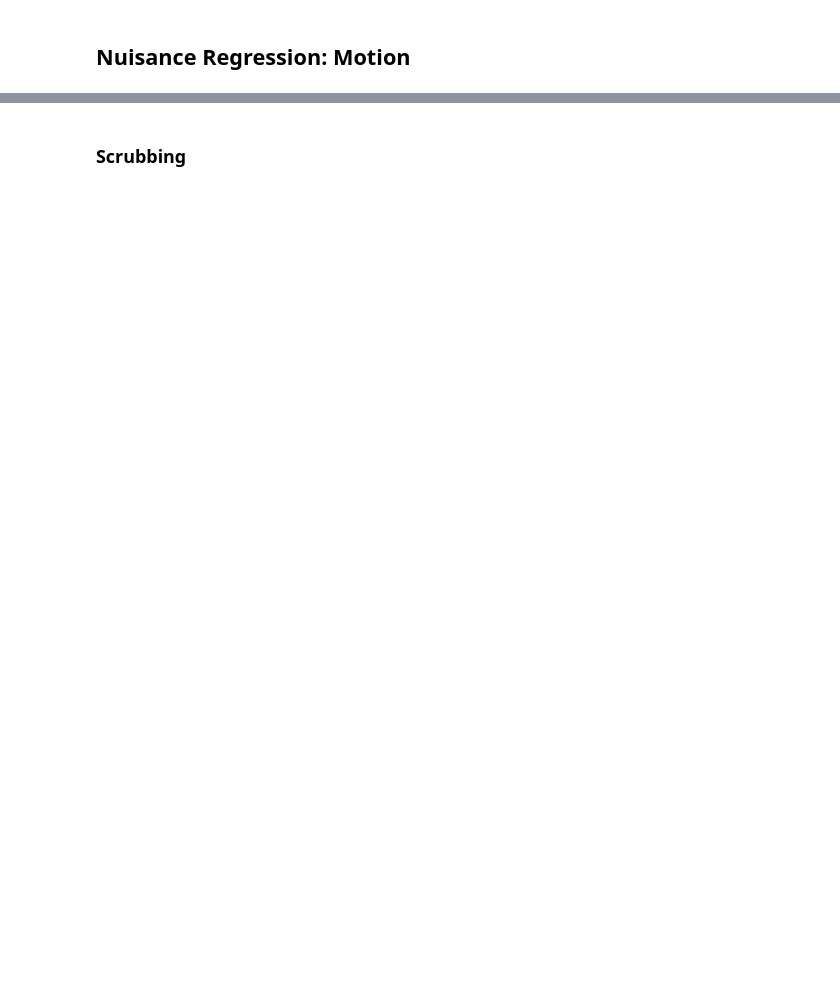
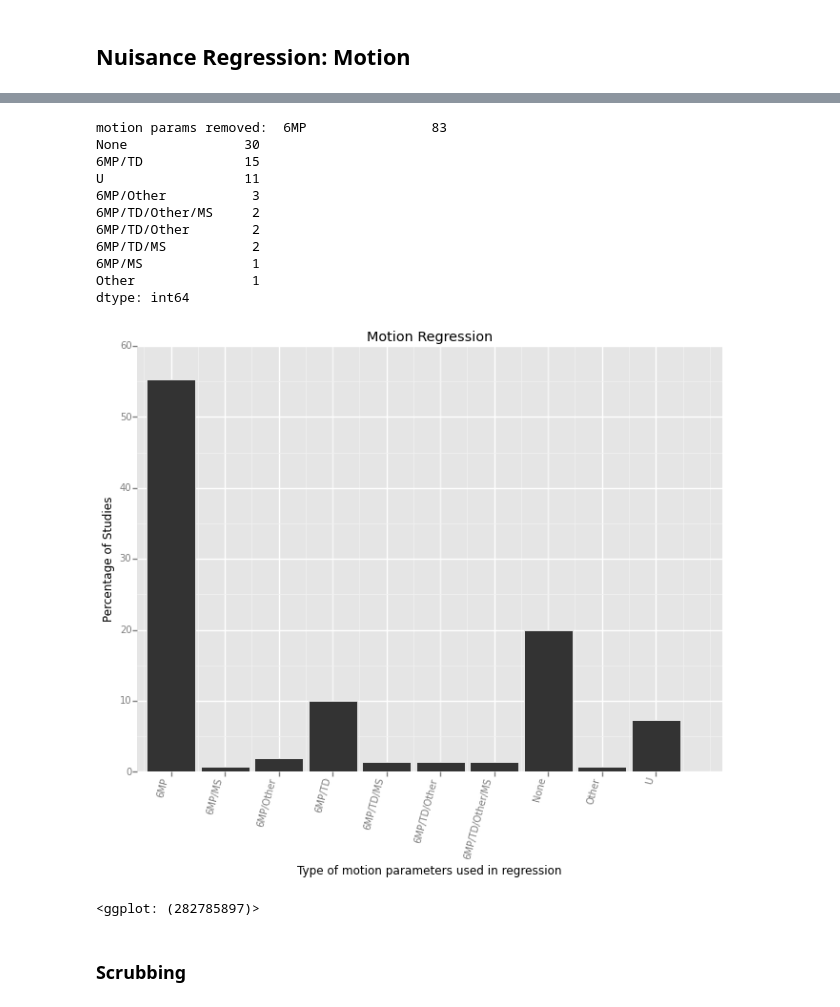
Before and after one commit to kaihwang/simpace_litreview, a Jupyter notebook: simpace_litreview.ipynb, the cells around one changed output, grey strips where cells are left out. Cells and saved outputs as stored; diff of their text form; code cells hidden in the pictures; blank space fills up the shorter version.

```diff
--- a/simpace_litreview.ipynb
+++ b/simpace_litreview.ipynb
@@ -174,3 +190,30 @@ dtype: int64
+# %%
+#which motion paramaters
+print 'motion params removed: ', data['mot_trends'].value_counts()
+
+plotdata=data.groupby(['mot_trends']).aggregate(np.count_nonzero).reset_index()
+plotdata['mot_trends_percentage'] = plotdata['name']/NStudies * 100
+
+mot_trends_plot = ggplot(aes(x='mot_trends', y='mot_trends_percentage'), data = plotdata)\
++ geom_bar(stat='bar') \
++ labs(x = 'Type of motion parameters used in regression') + labs(y = 'Percentage of Studies') \
++ ggtitle('Motion Regression') + theme(axis_text_x  = element_text(angle = 75, hjust = 1))
+
+print mot_trends_plot
+# %% [output]
+motion params removed:  6MP                83
+None               30
+6MP/TD             15
+U                  11
+6MP/Other           3
+6MP/TD/Other/MS     2
+6MP/TD/Other        2
+6MP/TD/MS           2
+6MP/MS              1
+Other               1
+dtype: int64
+[figure, added]
+<ggplot: (282785897)>
 # %% [markdown]
 ### Scrubbing
 # %%
```
Also changed, not shown: parts of 14 cells of this notebook.
